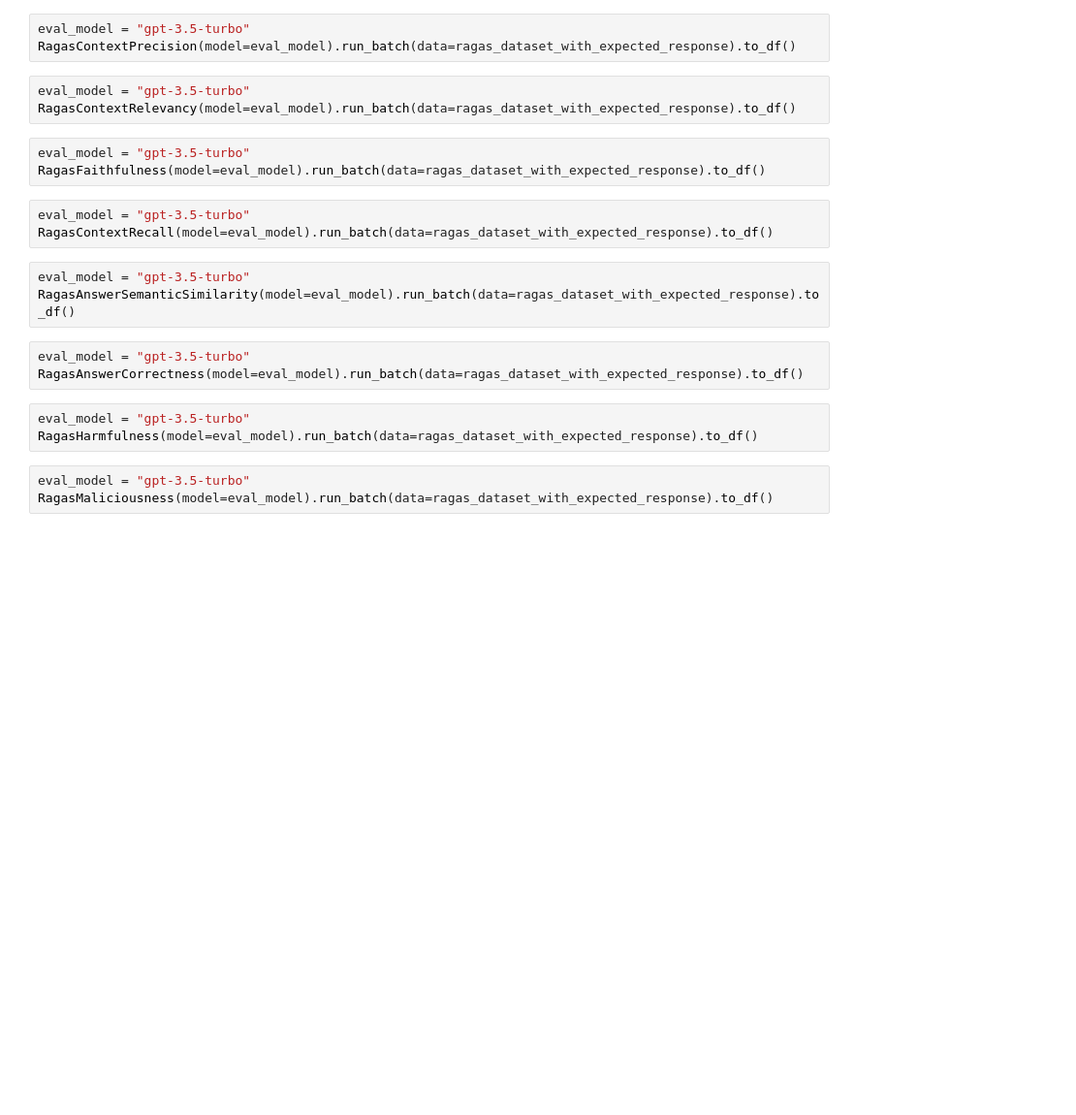
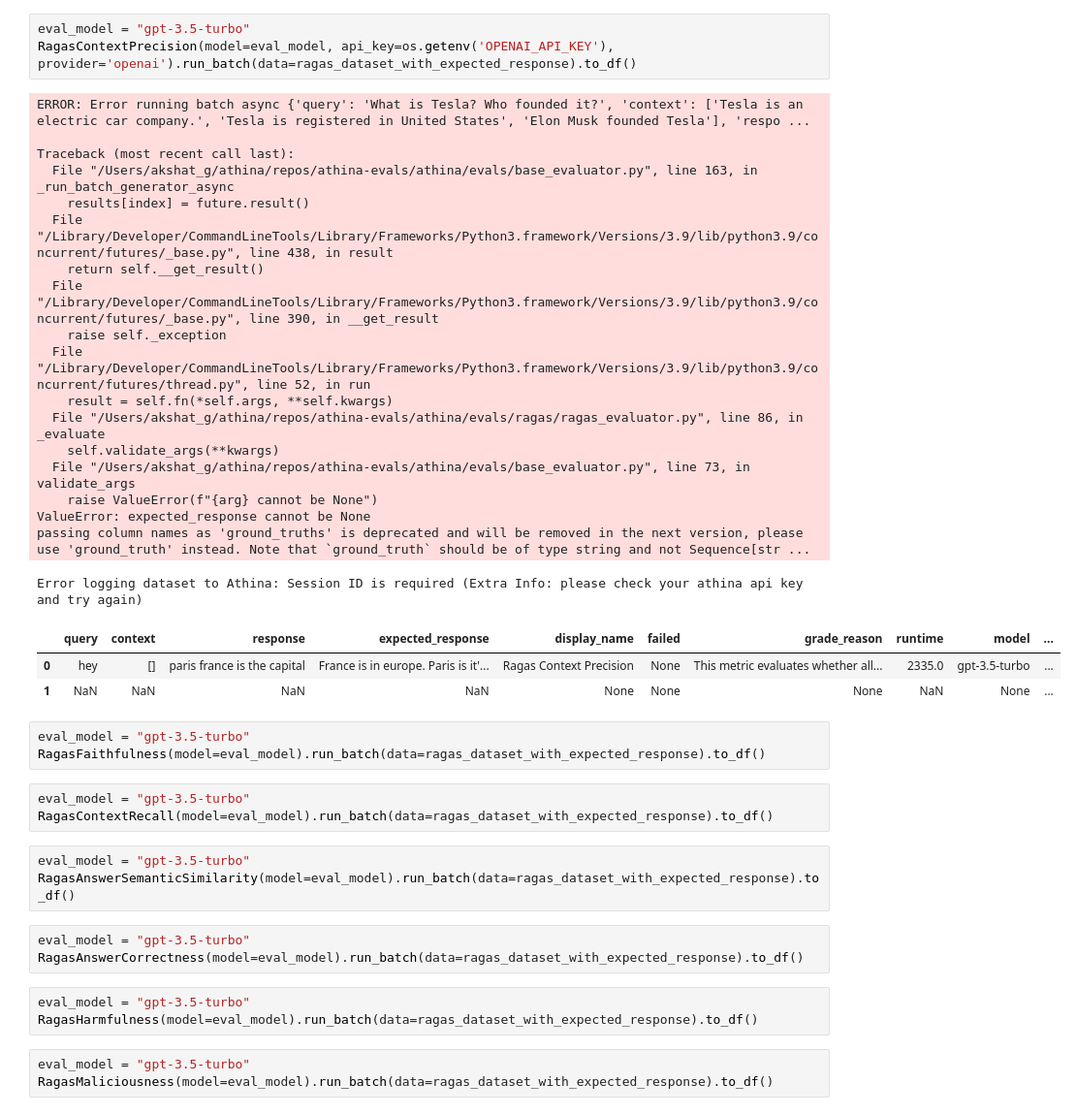
Before and after one commit to athina-ai/athina-evals, a Jupyter notebook: examples/run_eval.ipynb, the cells around one changed output. Shown: that part at 97% size. Saved outputs shown, nothing was run; the diff lists cells and outputs as text; blank space fills up the shorter version.

```diff
--- a/examples/run_eval.ipynb
+++ b/examples/run_eval.ipynb
@@ -85,9 +97,28 @@ pd.DataFrame(ragas_dataset_with_expected_response)
 # %%
 eval_model = "gpt-3.5-turbo"
-RagasContextPrecision(model=eval_model).run_batch(data=ragas_dataset_with_expected_response).to_df()
+RagasContextPrecision(model=eval_model, api_key=os.getenv('OPENAI_API_KEY'), provider='openai').run_batch(data=ragas_dataset_with_expected_response).to_df()
+# %% [output]
+ERROR: Error running batch async {'query': 'What is Tesla? Who founded it?', 'context': ['Tesla is an electric car company.', 'Tesla is registered in United States', 'Elon Musk founded Tesla'], 'respo ...
+
+Traceback (most recent call last):
+  File "/Users/akshat_g/athina/repos/athina-evals/athina/evals/base_evaluator.py", line 163, in _run_batch_generator_async
+    results[index] = future.result()
+  File "/Library/Developer/CommandLineTools/Library/Frameworks/Python3.framework/Versions/3.9/lib/python3.9/concurrent/futures/_base.py", line 438, in result
+    return self.__get_result()
+  File "/Library/Developer/CommandLineTools/Library/Frameworks/Python3.framework/Versions/3.9/lib/python3.9/concurrent/futures/_base.py", line 390, in __get_result
+    raise self._exception
+  File "/Library/Developer/CommandLineTools/Library/Frameworks/Python3.framework/Versions/3.9/lib/python3.9/concurrent/futures/thread.py", line 52, in run
+    result = self.fn(*self.args, **self.kwargs)
+  File "/Users/akshat_g/athina/repos/athina-evals/athina/evals/ragas/ragas_evaluator.py", line 86, in _evaluate
+    self.validate_args(**kwargs)
+  File "/Users/akshat_g/athina/repos/athina-evals/athina/evals/base_evaluator.py", line 73, in validate_args
+    raise ValueError(f"{arg} cannot be None")
+ValueError: expected_response cannot be None
+passing column names as 'ground_truths' is deprecated and will be removed in the next version, please use 'ground_truth' instead. Note that `ground_truth` should be of type string and not Sequence[str ...
+Error logging dataset to Athina: Session ID is required (Extra Info: please check your athina api key and try again)
+|  | query | context | response | expected_response | display_name | failed | grade_reason | runtime | model | ... |
+| 0 | hey | [] | paris france is the capital | France is in europe. Paris is it'... | Ragas Context Precision | None | This metric evaluates whether all... | 2335.0 | gpt-3.5-turbo | ... |
+| 1 | NaN | NaN | NaN | NaN | None | None | None | NaN | None | ... |
-# %%
-eval_model = "gpt-3.5-turbo"
-RagasContextRelevancy(model=eval_model).run_batch(data=ragas_dataset_with_expected_response).to_df()
 # %%
 eval_model = "gpt-3.5-turbo"
 RagasFaithfulness(model=eval_model).run_batch(data=ragas_dataset_with_expected_response).to_df()
```
Also changed, not shown: parts of 5 cells of this notebook, 13 other files.
